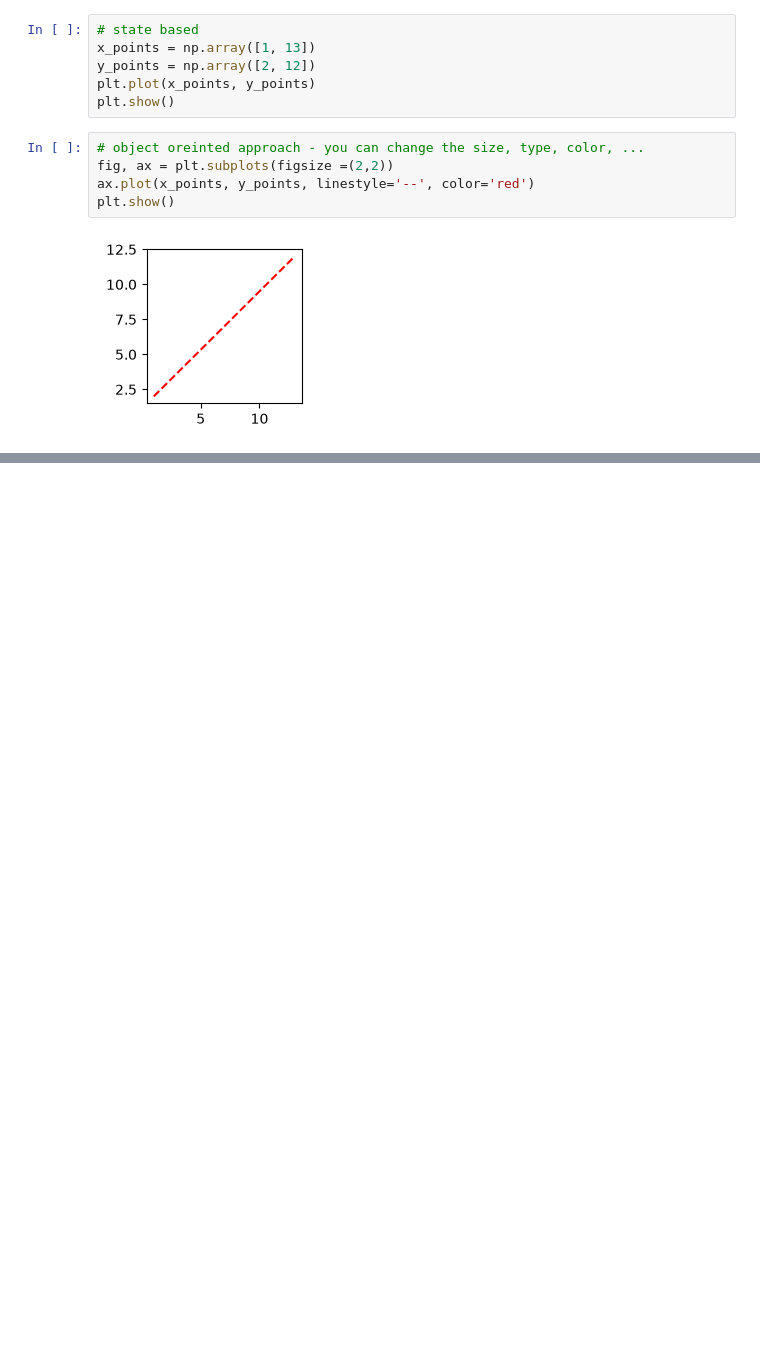
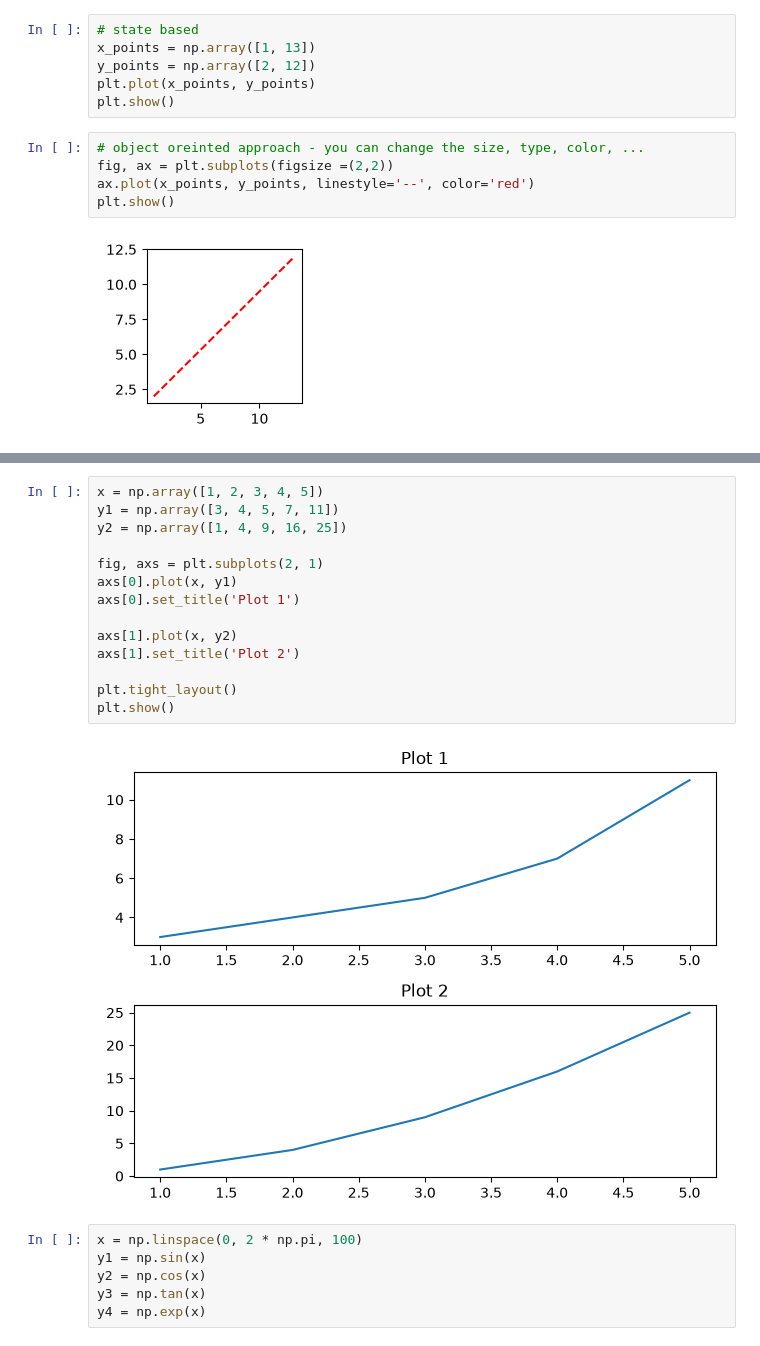
Before and after one commit to yismawd/rtt-36sept, a Jupyter notebook: 386/386.5/data_visualization/notes.ipynb, the cells around one changed output, grey strips where cells are left out. Cells and saved outputs as stored; diff of their text form; blank space fills up the shorter version.

```diff
--- a/386/386.5/data_visualization/notes.ipynb
+++ b/386/386.5/data_visualization/notes.ipynb
@@ -62,0 +111,22 @@ plt.show()
+# %%
+x = np.array([1, 2, 3, 4, 5])
+y1 = np.array([3, 4, 5, 7, 11])
+y2 = np.array([1, 4, 9, 16, 25])
+
+fig, axs = plt.subplots(2, 1)
+axs[0].plot(x, y1)
+axs[0].set_title('Plot 1')
+
+axs[1].plot(x, y2)
+axs[1].set_title('Plot 2')
+
+plt.tight_layout()
+plt.show()
+# %% [output]
+[figure, added]
+# %%
+x = np.linspace(0, 2 * np.pi, 100)
+y1 = np.sin(x)
+y2 = np.cos(x)
+y3 = np.tan(x)
+y4 = np.exp(x)
```
Also changed, not shown: parts of 10 cells of this notebook, 2 other files.
